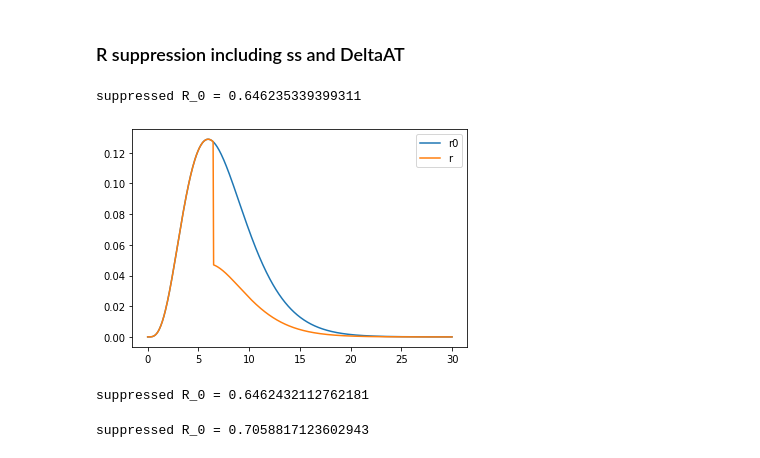
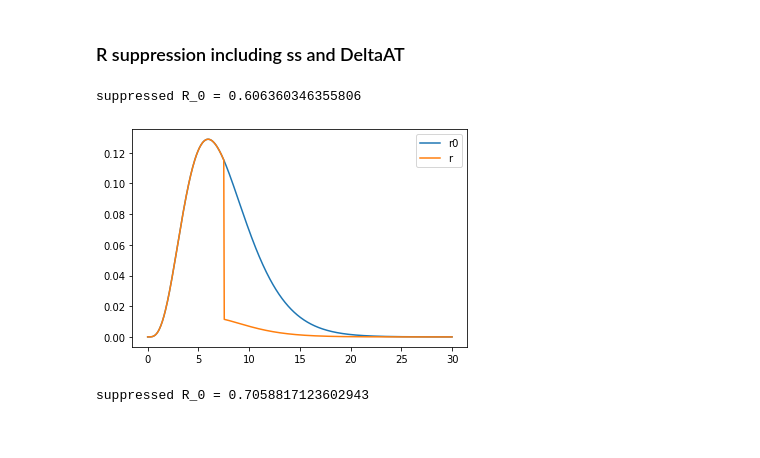
Before and after one commit to MarcoMene/epidemics-suppression, a Jupyter notebook: bsp_epidemic_suppression_model/notebooks/R_suppression_from_testing_time.ipynb, the cells around one changed output. Cells and saved outputs as stored; diff of their text form; code cells hidden in the pictures.

```diff
--- a/bsp_epidemic_suppression_model/notebooks/R_suppression_from_testing_time.ipynb
+++ b/bsp_epidemic_suppression_model/notebooks/R_suppression_from_testing_time.ipynb
@@ -57,39 +57,20 @@ suppressed R_0 = 0.5217335716523748
 ### R suppression including ss and DeltaAT
 # %%
 # Approximating FS as heaviside
-tau_s = 4.5 # 5.53
-Deltat_test=2
+tau_s = 5.52
+Deltat_testapp=2
 ss = 0.7
 
 xi = 0.9  # Probability of (immediate) isolation given positive test
 
-FT = lambda tau: ss * heaviside(tau - tau_s - Deltat_test, 1)
+FT = lambda tau: ss * heaviside(tau - tau_s - Deltat_testapp, 1)
 suppressed_r_0 = suppressed_r_from_test_cdf(r0, FT, xi)
 suppressed_R_0 = integrate.quad(lambda tau: suppressed_r_0(tau), 0, tau_max)[0]
 print("suppressed R_0 =", suppressed_R_0)
 
 plot_functions([r0, suppressed_r_0], RealRange(x_min=0, x_max=tau_max, step=step), labels=['r0', 'r'])
 # %% [output]
-suppressed R_0 = 0.646235339399311
+suppressed R_0 = 0.606360346355806
-[figure, old version]
+[figure, new version]
-# %%
-# Direct computation
-from bsp_epidemic_suppression_model.utilities.distributions import gamma_cdf
-r0_alpha = 4.865916955
-r0_beta = 0.6487889273
-
-tau_s = 4.5 # 5.53
-Deltat_test=2
-
-ss = 0.7
-
-xi = 0.9  # Probability of (immediate) isolation given positive test
-
-ts = tau_s + Deltat_test
-r_frac_within_ts = gamma_cdf(ts, alpha=r0_alpha, beta=r0_beta)
-suppressed_R_0 = R0 * (r_frac_within_ts + (1 - xi * ss) * (1- r_frac_within_ts))
-print("suppressed R_0 =", suppressed_R_0)
-# %% [output]
-suppressed R_0 = 0.6462432112762181
 # %%
 # Using true FS
```
Also changed, not shown: parts of 3 cells of this notebook, 1 other file.
